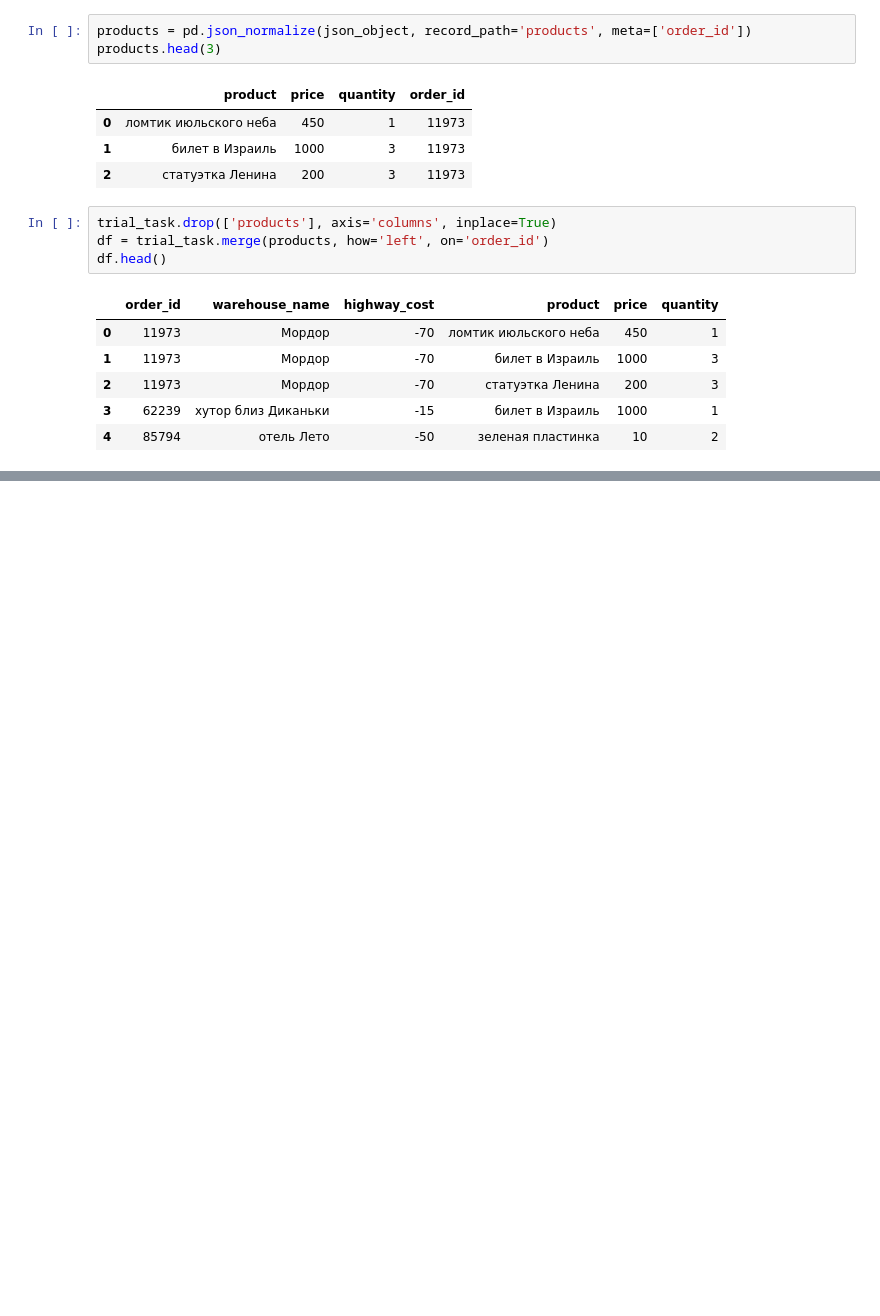
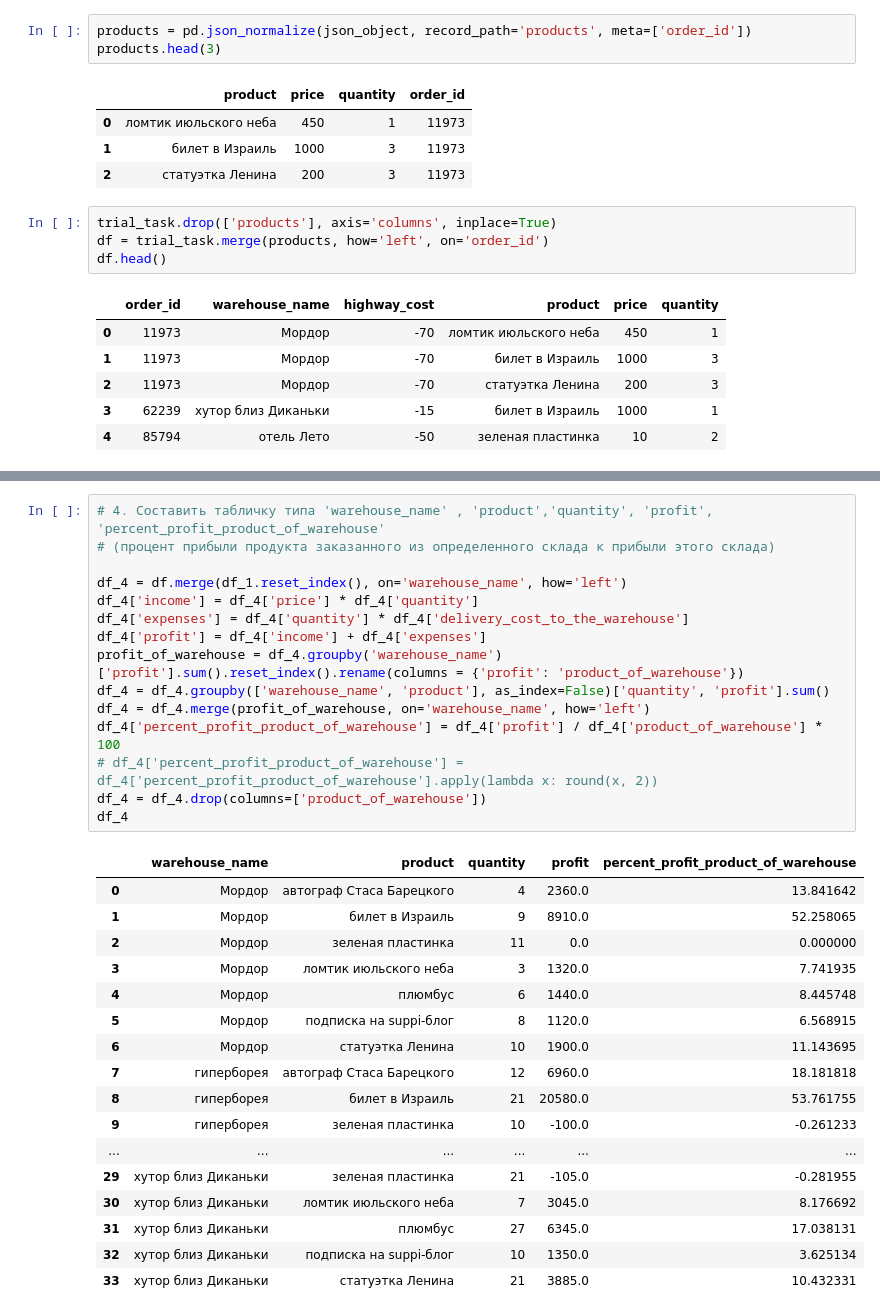
Before and after one commit to sergeybylinin/Geekbrains, a Jupyter notebook: тестовое задание 2023-09-20/trial_task.ipynb, the cells around one changed output, grey strips where cells are left out. Drawn from its saved outputs; the diff is of its cells as text; blank space fills up the shorter version.

```diff
--- a/тестовое задание 2023-09-20/trial_task.ipynb
+++ b/тестовое задание 2023-09-20/trial_task.ipynb
@@ -77,0 +104,33 @@ df.groupby(['warehouse_name', 'order_id'])\
+# %%
+# 4. Составить табличку типа 'warehouse_name' , 'product','quantity', 'profit', 'percent_profit_product_of_warehouse'
+# (процент прибыли продукта заказанного из определенного склада к прибыли этого склада)
+
+df_4 = df.merge(df_1.reset_index(), on='warehouse_name', how='left')
+df_4['income'] = df_4['price'] * df_4['quantity']
+df_4['expenses'] = df_4['quantity'] * df_4['delivery_cost_to_the_warehouse']
+df_4['profit'] = df_4['income'] + df_4['expenses']
+profit_of_warehouse = df_4.groupby('warehouse_name')['profit'].sum().reset_index().rename(columns = {'profit': 'product_of_warehouse'})
+df_4 = df_4.groupby(['warehouse_name', 'product'], as_index=False)['quantity', 'profit'].sum()
+df_4 = df_4.merge(profit_of_warehouse, on='warehouse_name', how='left')
+df_4['percent_profit_product_of_warehouse'] = df_4['profit'] / df_4['product_of_warehouse'] * 100
+# df_4['percent_profit_product_of_warehouse'] = df_4['percent_profit_product_of_warehouse'].apply(lambda x: round(x, 2))
+df_4 = df_4.drop(columns=['product_of_warehouse'])
+df_4
+# %% [output]
+|  | warehouse_name | product | quantity | profit | percent_profit_product_of_warehouse |
+| 0 | Мордор | автограф Стаса Барецкого | 4 | 2360.0 | 13.841642 |
+| 1 | Мордор | билет в Израиль | 9 | 8910.0 | 52.258065 |
+| 2 | Мордор | зеленая пластинка | 11 | 0.0 | 0.000000 |
+| 3 | Мордор | ломтик июльского неба | 3 | 1320.0 | 7.741935 |
+| 4 | Мордор | плюмбус | 6 | 1440.0 | 8.445748 |
+| 5 | Мордор | подписка на suppi-блог | 8 | 1120.0 | 6.568915 |
+| 6 | Мордор | статуэтка Ленина | 10 | 1900.0 | 11.143695 |
+| 7 | гиперборея | автограф Стаса Барецкого | 12 | 6960.0 | 18.181818 |
+| 8 | гиперборея | билет в Израиль | 21 | 20580.0 | 53.761755 |
+| 9 | гиперборея | зеленая пластинка | 10 | -100.0 | -0.261233 |
+| ... | ... | ... | ... | ... | ... |
+| 29 | хутор близ Диканьки | зеленая пластинка | 21 | -105.0 | -0.281955 |
+| 30 | хутор близ Диканьки | ломтик июльского неба | 7 | 3045.0 | 8.176692 |
+| 31 | хутор близ Диканьки | плюмбус | 27 | 6345.0 | 17.038131 |
+| 32 | хутор близ Диканьки | подписка на suppi-блог | 10 | 1350.0 | 3.625134 |
+| 33 | хутор близ Диканьки | статуэтка Ленина | 21 | 3885.0 | 10.432331 |
```
Also changed, not shown: parts of 11 cells of this notebook.
